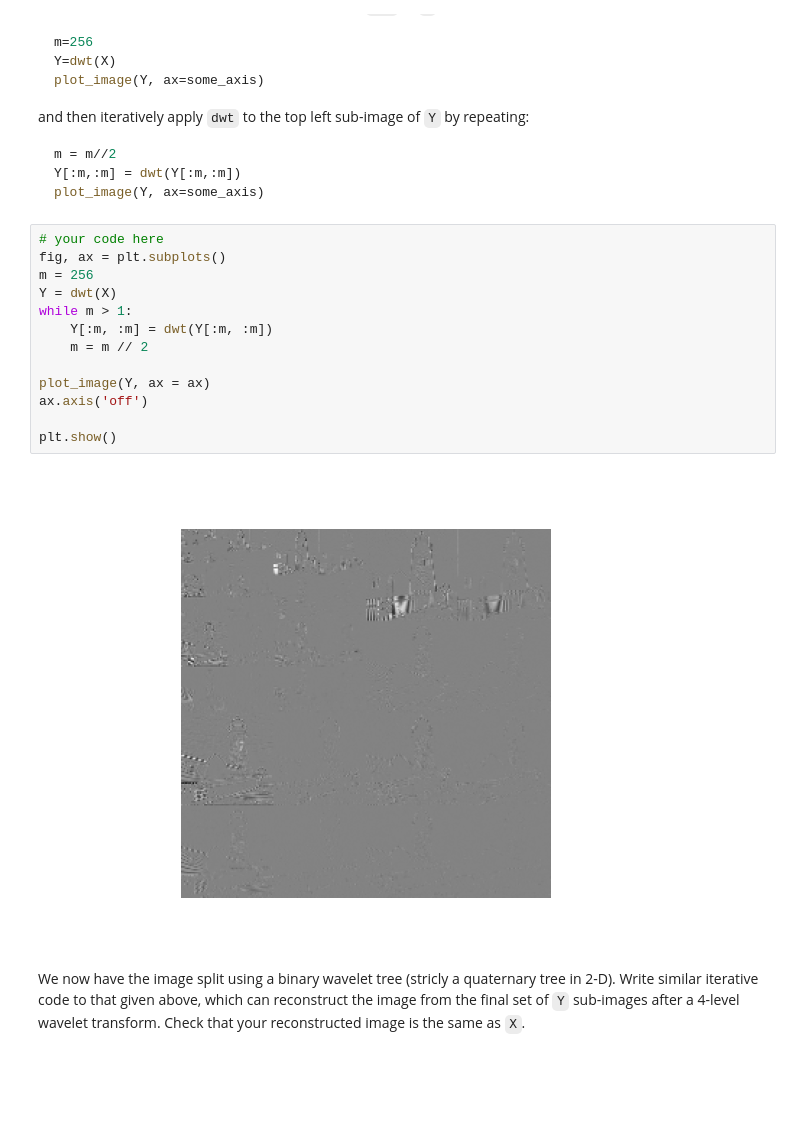
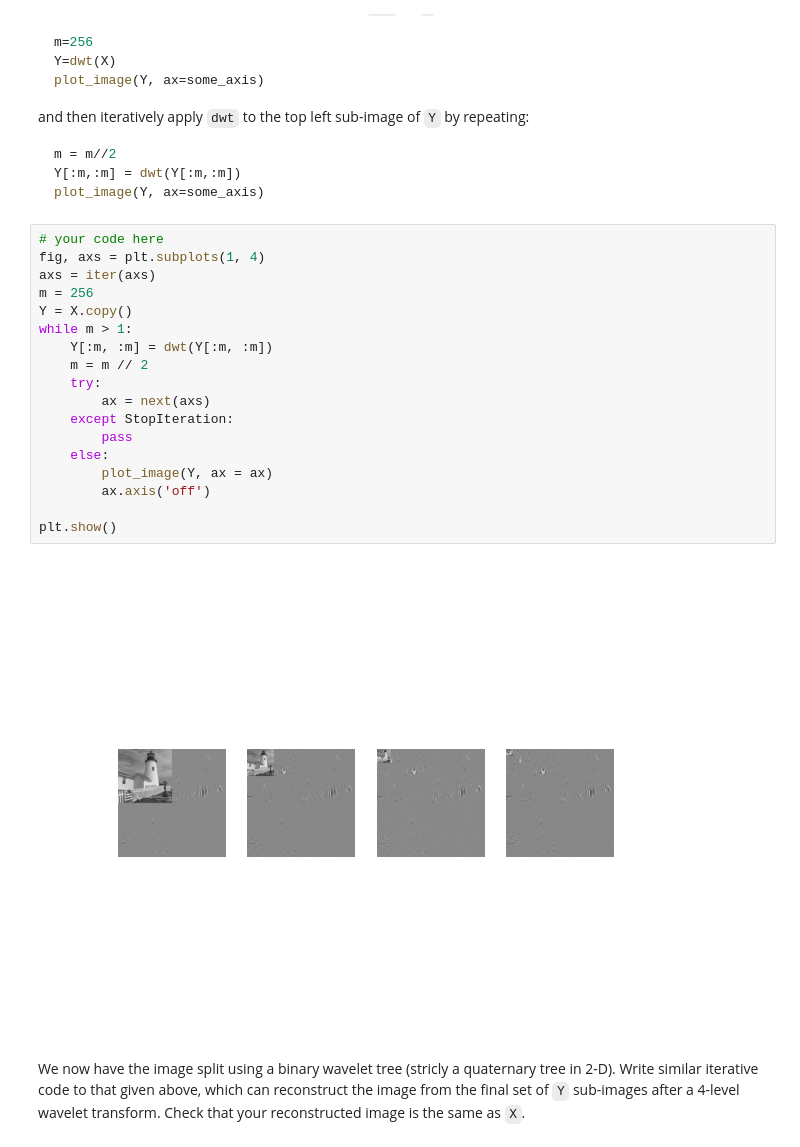
Before and after one commit to ki277/cued_sf2_lab, a Jupyter notebook: 9-dwt.ipynb, the cells around one changed output. Cells and saved outputs as stored; diff of their text form; blank space fills up the shorter version.

````diff
--- a/9-dwt.ipynb
+++ b/9-dwt.ipynb
@@ -323,19 +323,24 @@ plot_image(Y, ax=some_axis)
 ```
 # %%
 # your code here
-fig, ax = plt.subplots()
+fig, axs = plt.subplots(1, 4)
+axs = iter(axs)
 m = 256
-Y = dwt(X)
+Y = X.copy()
 while m > 1:
     Y[:m, :m] = dwt(Y[:m, :m])
     m = m // 2
-
-plot_image(Y, ax = ax)
-ax.axis('off')
+    try:
+        ax = next(axs)
+    except StopIteration:
+        pass
+    else:
+        plot_image(Y, ax = ax)
+        ax.axis('off')
 
 plt.show()
 # %% [output]
-[figure, old version]
+[figure, new version]
 # %% [markdown]
 We now have the image split using a binary wavelet tree (stricly a
 quaternary tree in 2-D).  Write
````
Also changed, not shown: parts of 11 cells of this notebook, 2 other files.
